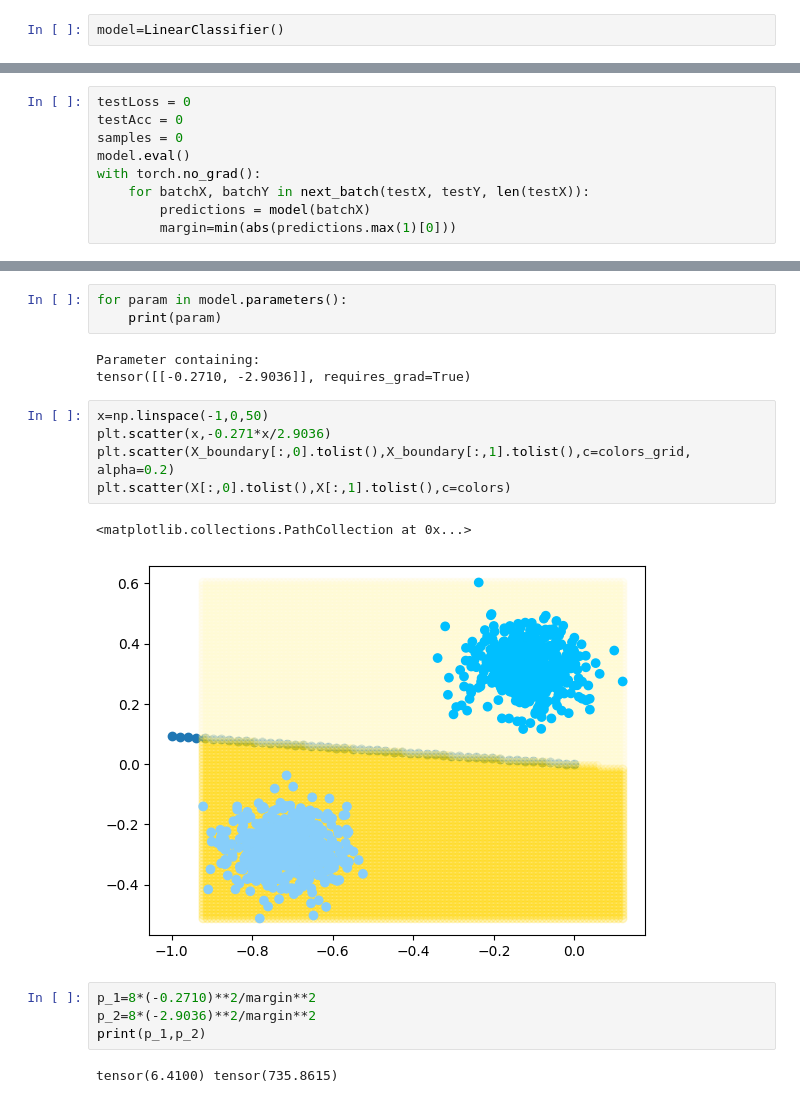
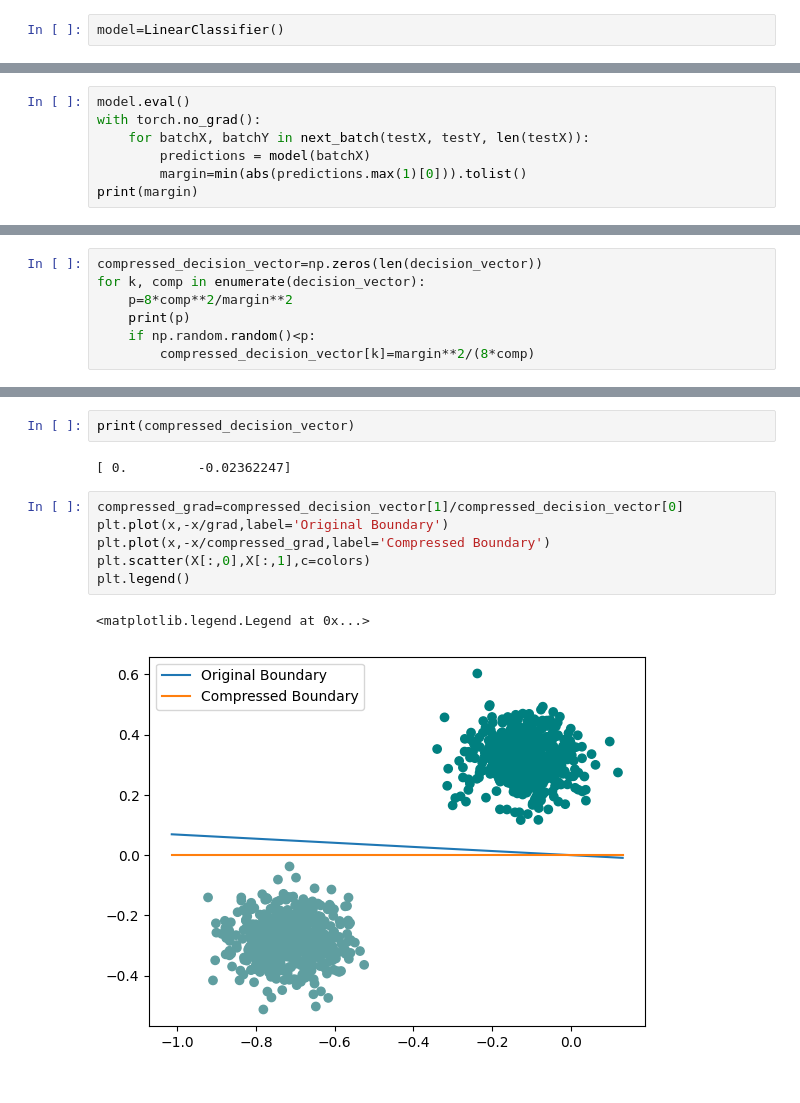
Before and after one commit to ThomasWalker1/Generalization-of-Neural-Networks, a Jupyter notebook: Generalization in Deep Learning/Compression/vector_implementation.ipynb, the cells around one changed output, grey strips where cells are left out. Drawn from its saved outputs; the diff is of its cells as text.

```diff
--- a/Generalization in Deep Learning/Compression/vector_implementation.ipynb
+++ b/Generalization in Deep Learning/Compression/vector_implementation.ipynb
@@ -93,11 +96,9 @@ Epoch: 18 train loss: 0.178 train accuracy: 1.000
 Epoch: 19 train loss: 0.178 train accuracy: 1.000
 Epoch: 20 train loss: 0.178 train accuracy: 1.000
 # %%
-testLoss = 0
-testAcc = 0
-samples = 0
 model.eval()
 with torch.no_grad():
     for batchX, batchY in next_batch(testX, testY, len(testX)):
         predictions = model(batchX)
-        margin=min(abs(predictions.max(1)[0]))
+        margin=min(abs(predictions.max(1)[0])).tolist()
+print(margin)
@@ -103,0 +120,7 @@ with torch.no_grad():
+# %%
+compressed_decision_vector=np.zeros(len(decision_vector))
+for k, comp in enumerate(decision_vector):
+    p=8*comp**2/margin**2
+    print(p)
+    if np.random.random()<p:
+        compressed_decision_vector[k]=margin**2/(8*comp)
@@ -128,20 +134,13 @@ plt.scatter(X[:,0].tolist(),X[:,1].tolist(),c=colors)
-# %%
-for param in model.parameters():
-    print(param)
-# %% [output]
-Parameter containing:
-tensor([[-0.2710, -2.9036]], requires_grad=True)
-# %%
-x=np.linspace(-1,0,50)
-plt.scatter(x,-0.271*x/2.9036)
-plt.scatter(X_boundary[:,0].tolist(),X_boundary[:,1].tolist(),c=colors_grid, alpha=0.2)
-plt.scatter(X[:,0].tolist(),X[:,1].tolist(),c=colors)
-# %% [output]
-<matplotlib.collections.PathCollection at 0x...>
-[figure, removed]
-# %%
-p_1=8*(-0.2710)**2/margin**2
-p_2=8*(-2.9036)**2/margin**2
-print(p_1,p_2)
-# %% [output]
-tensor(6.4100) tensor(735.8615)
+# %%
+print(compressed_decision_vector)
+# %% [output]
+[ 0.         -0.02362247]
+# %%
+compressed_grad=compressed_decision_vector[1]/compressed_decision_vector[0]
+plt.plot(x,-x/grad,label='Original Boundary')
+plt.plot(x,-x/compressed_grad,label='Compressed Boundary')
+plt.scatter(X[:,0],X[:,1],c=colors)
+plt.legend()
+# %% [output]
+<matplotlib.legend.Legend at 0x...>
+[figure, added]
```
Also changed, not shown: parts of 10 cells of this notebook.
